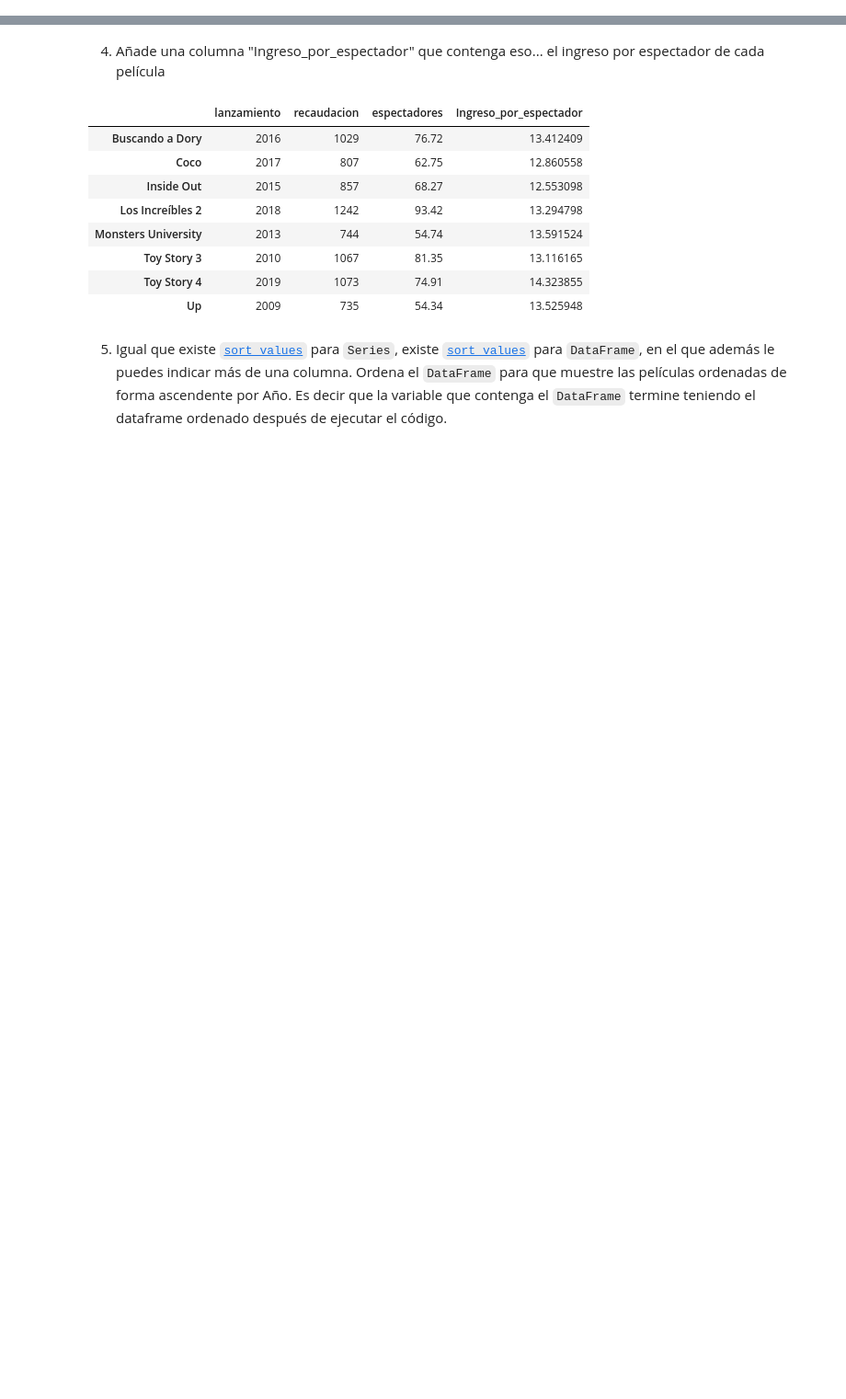
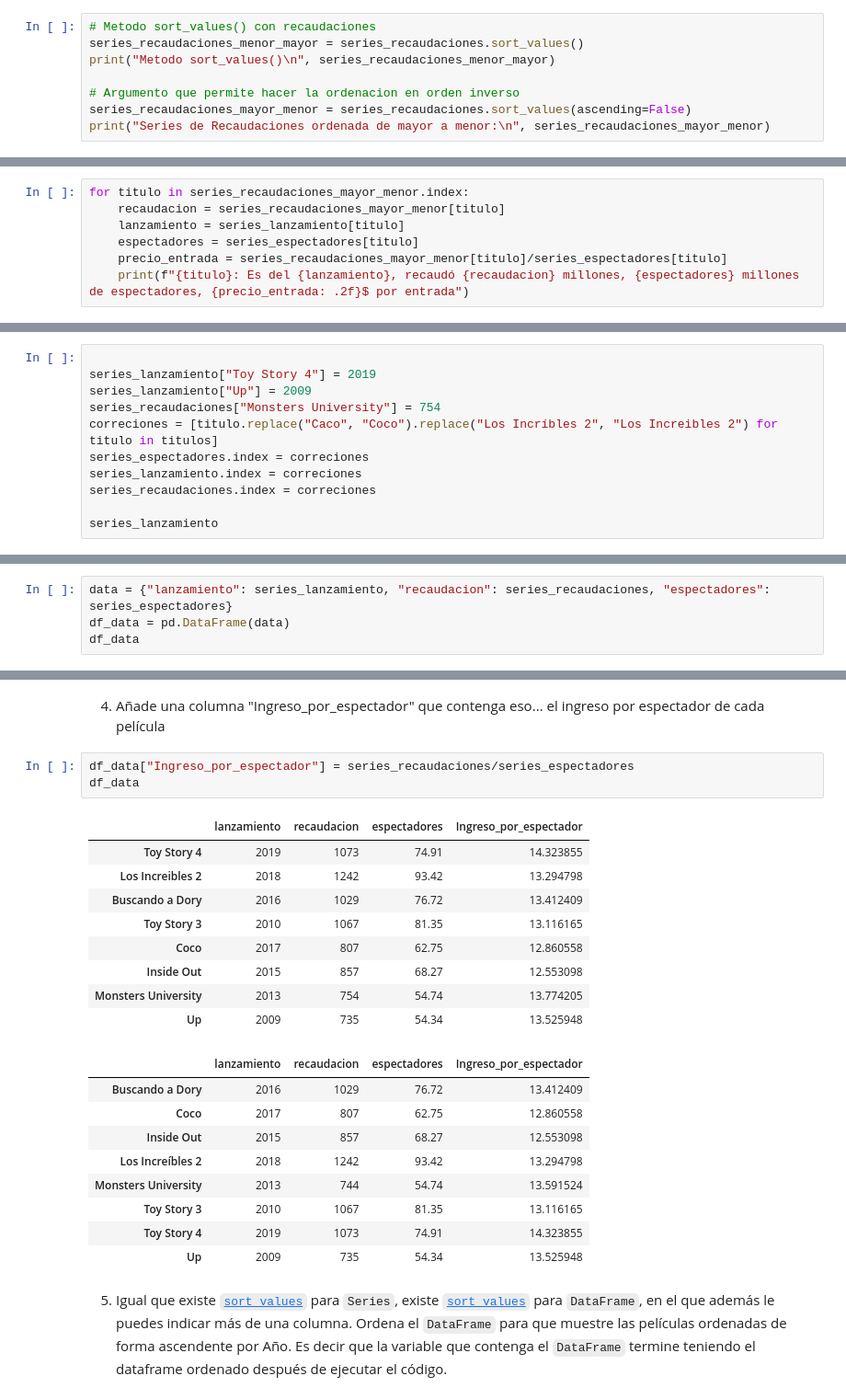
Before and after one commit to redani77/ONLINE_DS_THEBRIDGE_DaniCastillo, a Jupyter notebook: 004 PANDAS/Sprint_04/Unidad_01/Ejercicios_Workout/Practica_Obligatoria/18_Practica_Obligatoria_Pandas_I.ipynb, the cells around one changed output, grey strips where cells are left out. Shown at 92% size. Cells and saved outputs as stored; diff of their text form; blank space fills up the shorter version.

```diff
--- a/004 PANDAS/Sprint_04/Unidad_01/Ejercicios_Workout/Practica_Obligatoria/18_Practica_Obligatoria_Pandas_I.ipynb
+++ b/004 PANDAS/Sprint_04/Unidad_01/Ejercicios_Workout/Practica_Obligatoria/18_Practica_Obligatoria_Pandas_I.ipynb
@@ -60,0 +70,8 @@ dtype: int64
+# %%
+# Metodo sort_values() con recaudaciones
+series_recaudaciones_menor_mayor = series_recaudaciones.sort_values()
+print("Metodo sort_values()\n", series_recaudaciones_menor_mayor)
+
+# Argumento que permite hacer la ordenacion en orden inverso
+series_recaudaciones_mayor_menor = series_recaudaciones.sort_values(ascending=False)
+print("Series de Recaudaciones ordenada de mayor a menor:\n", series_recaudaciones_mayor_menor)
@@ -89,0 +101,7 @@ dtype: float64
+# %%
+for titulo in series_recaudaciones_mayor_menor.index:
+    recaudacion = series_recaudaciones_mayor_menor[titulo]
+    lanzamiento = series_lanzamiento[titulo]
+    espectadores = series_espectadores[titulo]
+    precio_entrada = series_recaudaciones_mayor_menor[titulo]/series_espectadores[titulo]
+    print(f"{titulo}: Es del {lanzamiento}, recaudó {recaudacion} millones, {espectadores} millones de espectadores, {precio_entrada: .2f}$ por entrada")
@@ -170,0 +209,11 @@ dtype: int64
+# %%
+
+series_lanzamiento["Toy Story 4"] = 2019
+series_lanzamiento["Up"] = 2009
+series_recaudaciones["Monsters University"] = 754
+correciones = [titulo.replace("Caco", "Coco").replace("Los Incríbles 2", "Los Increibles 2") for titulo in titulos]
+series_espectadores.index = correciones
+series_lanzamiento.index = correciones
+series_recaudaciones.index = correciones
+
+series_lanzamiento
@@ -227,0 +261,4 @@ df
+# %%
+data = {"lanzamiento": series_lanzamiento, "recaudacion": series_recaudaciones, "espectadores": series_espectadores}
+df_data = pd.DataFrame(data)
+df_data
@@ -256,5 +308,18 @@ Name: lanzamiento, dtype: bool
 # %% [markdown]
 4. Añade una columna "Ingreso_por_espectador" que contenga eso... el ingreso por espectador de cada película
+# %%
+df_data["Ingreso_por_espectador"] = series_recaudaciones/series_espectadores
+df_data
+# %% [output]
+|  | lanzamiento | recaudacion | espectadores | Ingreso_por_espectador |
+| Toy Story 4 | 2019 | 1073 | 74.91 | 14.323855 |
+| Los Increibles 2 | 2018 | 1242 | 93.42 | 13.294798 |
+| Buscando a Dory | 2016 | 1029 | 76.72 | 13.412409 |
+| Toy Story 3 | 2010 | 1067 | 81.35 | 13.116165 |
+| Coco | 2017 | 807 | 62.75 | 12.860558 |
+| Inside Out | 2015 | 857 | 68.27 | 12.553098 |
+| Monsters University | 2013 | 754 | 54.74 | 13.774205 |
+| Up | 2009 | 735 | 54.34 | 13.525948 |
 # %%
 # %% [output]
 |  | lanzamiento | recaudacion | espectadores | Ingreso_por_espectador |
```
Also changed, not shown: parts of 36 cells of this notebook.
